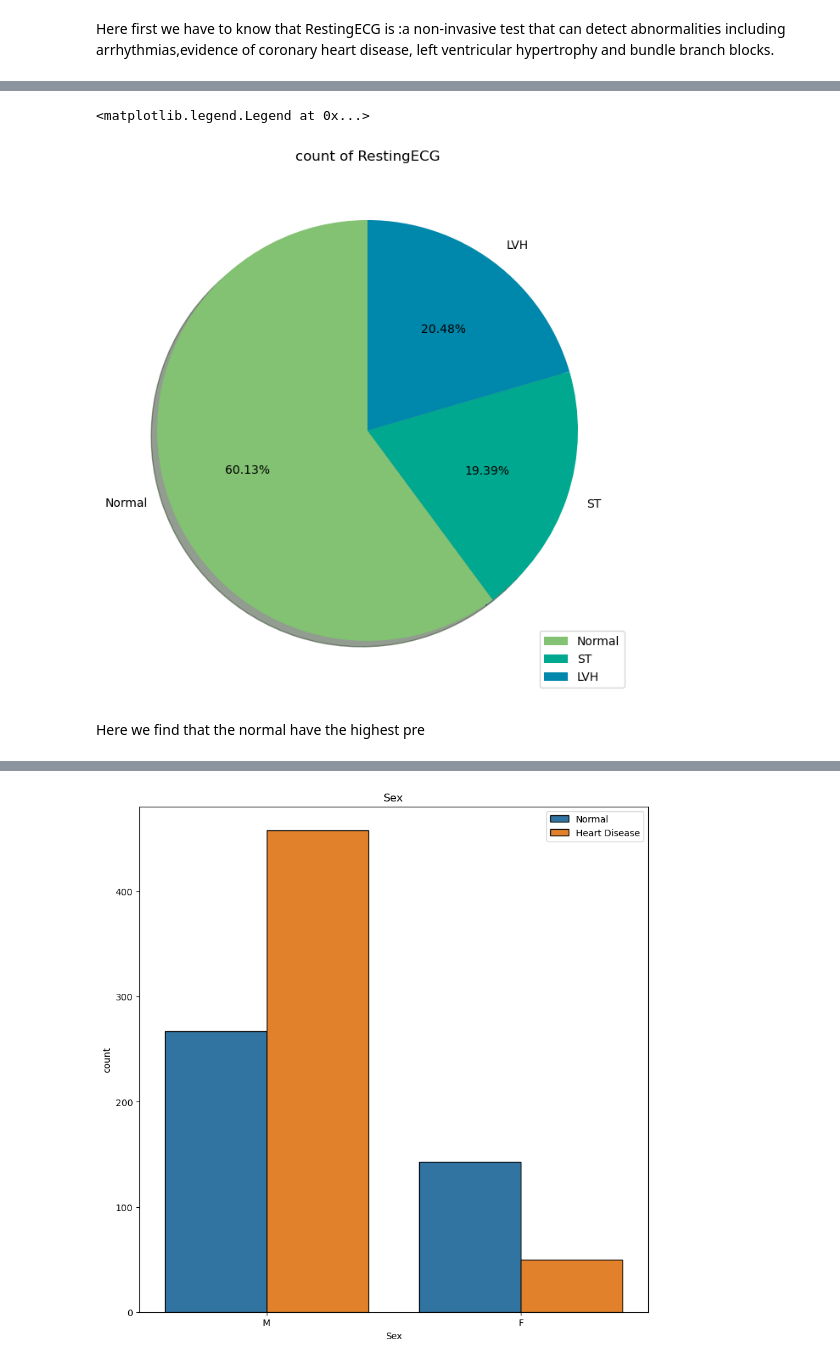
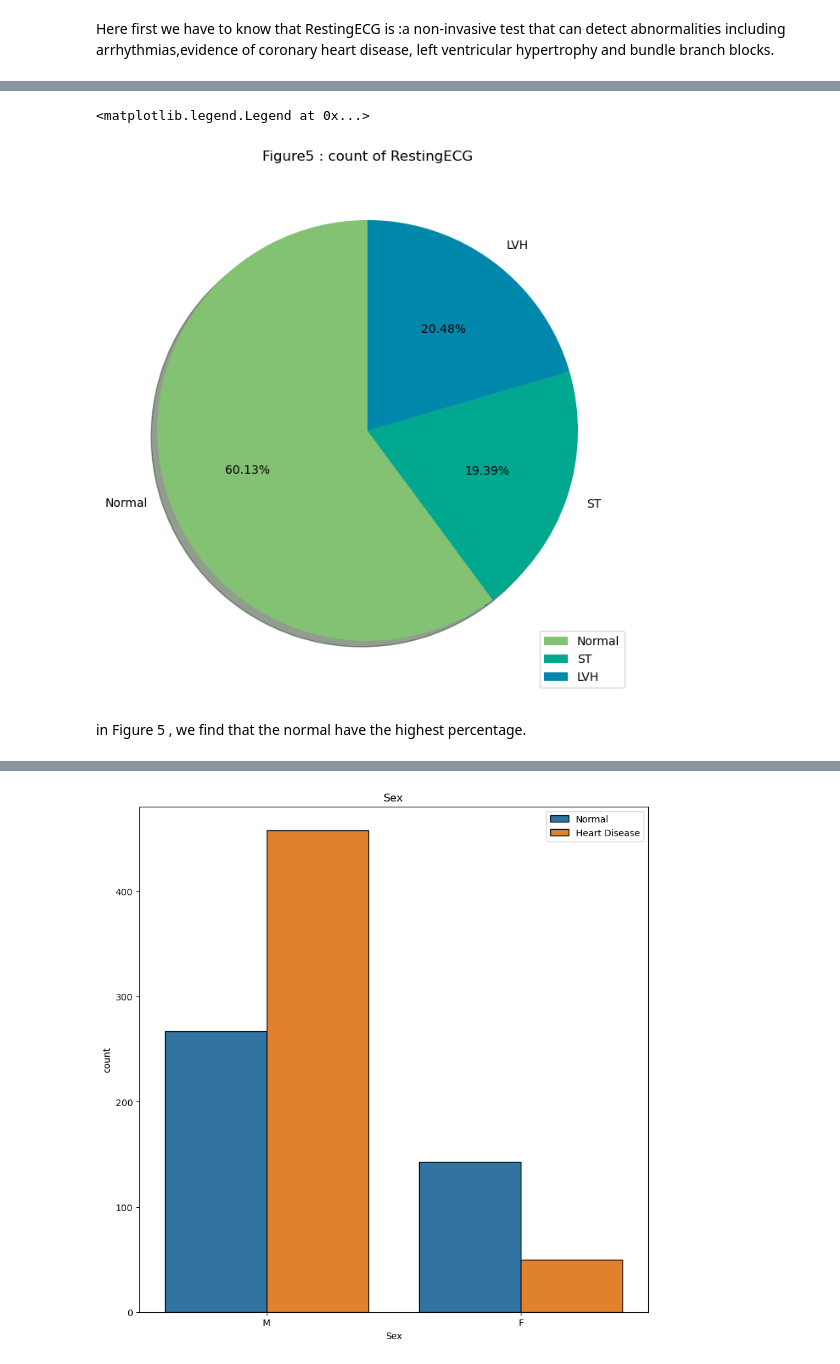
Before and after one commit to sara81a/Heart-Disease-Classification, a Jupyter notebook: Heart-Disease/heart-disease-classification-with-many-models.ipynb, the cells around one changed output, grey strips where cells are left out. Cells and saved outputs as stored; diff of their text form; code cells hidden in the pictures.

```diff
--- a/Heart-Disease/heart-disease-classification-with-many-models.ipynb
+++ b/Heart-Disease/heart-disease-classification-with-many-models.ipynb
@@ -197,14 +203,14 @@ here we have three levels of restingEGG':'Normal', 'ST', 'LVH'
 # %%
 plt.figure(figsize=(8,9))
 plt.pie( RestingECG_size , explode=RestingECG_explode , labels=RestingECG_label ,shadow=True ,
         autopct='%1.2f%%' , startangle=90, colors=["#82C272", "#00A88F", "#0087AC", "#005FAA", "#323B81"])
-plt.title("count of RestingECG")
+plt.title("Figure5 : count of RestingECG")
 plt.legend()
 # %% [output]
 <matplotlib.legend.Legend at 0x...>
-[figure, old version]
+[figure, new version]
 # %% [markdown]
-Here we find that the normal have the highest pre
+in Figure 5 , we find that the normal have the highest percentage.
 # %%
 ExerciseAngina_label = ['yes', 'no']
 ExerciseAngina_size = [552, 178]
```
Also changed, not shown: parts of 22 cells of this notebook, 1 other file.
